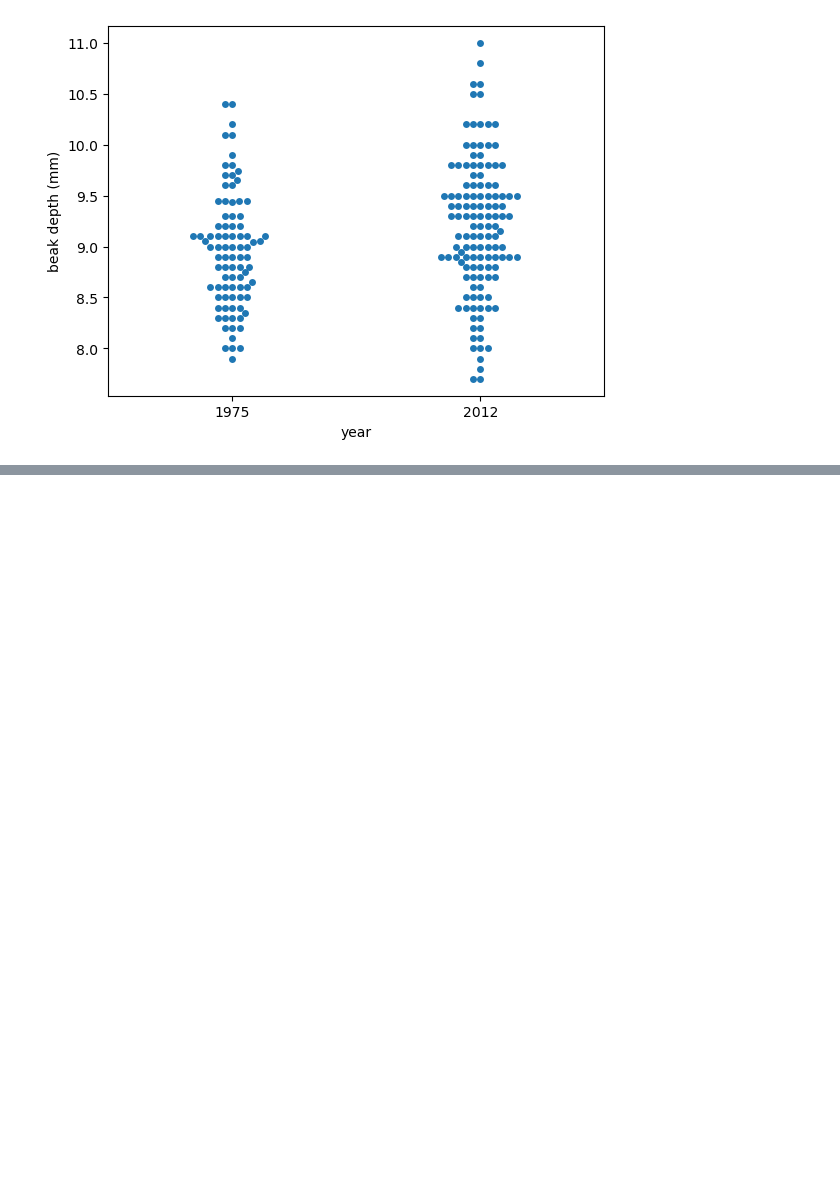
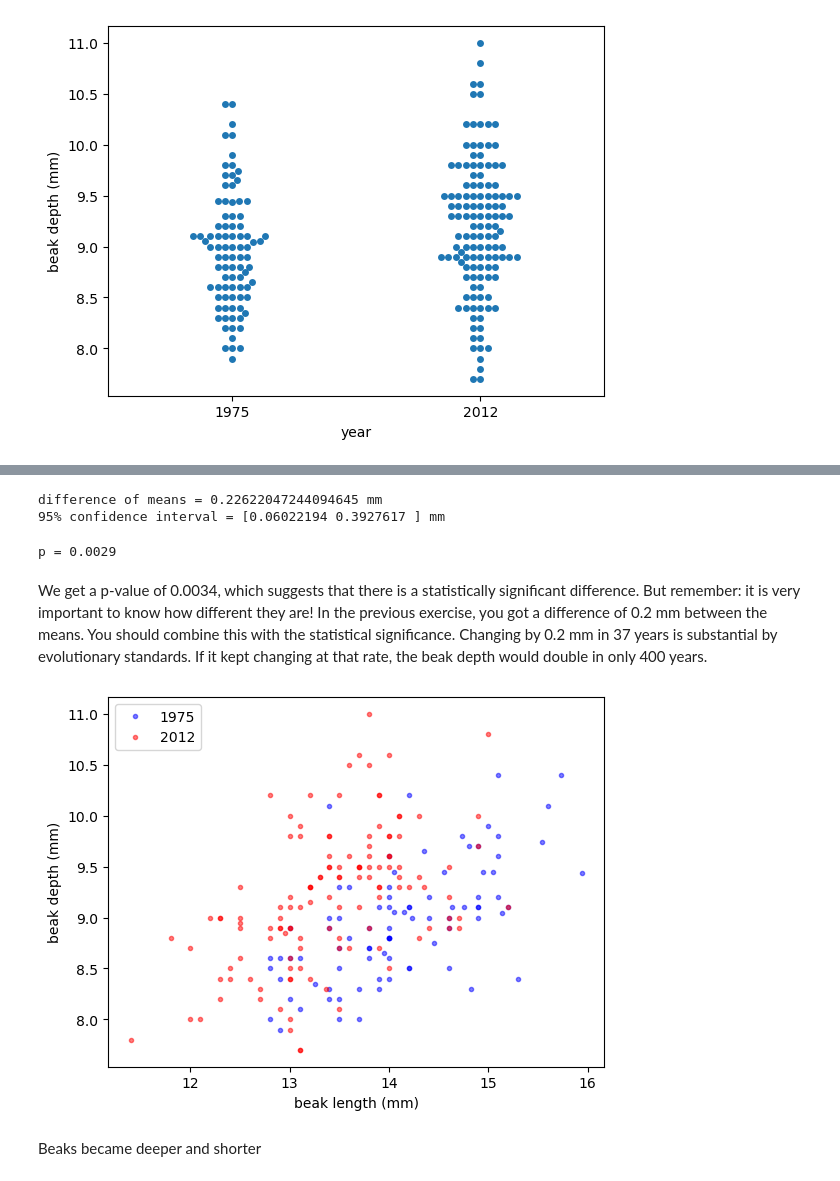
Before and after one commit to rpitchumani/datacamp, a Jupyter notebook: statistical-thinking-in-python-part-2/Chapter_5_Statistical_Thinking_in_Python_Part_2.ipynb, the cells around one changed output, grey strips where cells are left out. Saved outputs shown, nothing was run; the diff lists cells and outputs as text; code cells hidden in the pictures; blank space fills up the shorter version.

```diff
--- a/statistical-thinking-in-python-part-2/Chapter_5_Statistical_Thinking_in_Python_Part_2.ipynb
+++ b/statistical-thinking-in-python-part-2/Chapter_5_Statistical_Thinking_in_Python_Part_2.ipynb
@@ -110,0 +142,62 @@ plt.show()
+# %%
+# Compute the difference of the sample means: mean_diff
+mean_diff = np.mean(bd_2012) - np.mean(bd_1975)
+
+# Get bootstrap replicates of means
+bs_replicates_1975 = draw_bs_reps(bd_1975, np.mean, size=10000)
+bs_replicates_2012 = draw_bs_reps(bd_2012, np.mean, size=10000)
+
+# Compute samples of difference of means: bs_diff_replicates
+bs_diff_replicates = bs_replicates_2012 - bs_replicates_1975
+
+# Compute 95% confidence interval: conf_int
+conf_int = np.percentile(bs_diff_replicates, [2.5, 97.5])
+
+# Print the results
+print('difference of means =', mean_diff, 'mm')
+print('95% confidence interval =', conf_int, 'mm')
+# %% [output]
+difference of means = 0.22622047244094645 mm
+95% confidence interval = [0.06022194 0.3927617 ] mm
+# %%
+# Compute mean of combined data set: combined_mean
+combined_mean = np.mean(np.concatenate((bd_1975, bd_2012)))
+
+# Shift the samples
+bd_1975_shifted = bd_1975 - np.mean(bd_1975) + combined_mean
+bd_2012_shifted = bd_2012 - np.mean(bd_2012) + combined_mean
+
+# Get bootstrap replicates of shifted data sets
+bs_replicates_1975 = draw_bs_reps(bd_1975_shifted, np.mean, 10000)
+bs_replicates_2012 = draw_bs_reps(bd_2012_shifted, np.mean, 10000)
+
+# Compute replicates of difference of means: bs_diff_replicates
+bs_diff_replicates = bs_replicates_2012 - bs_replicates_1975
+
+# Compute the p-value
+p = np.sum(bs_diff_replicates >= mean_diff) / len(bs_diff_replicates)
+
+# Print p-value
+print('p =', p)
+# %% [output]
+p = 0.0029
+# %% [markdown]
+We get a p-value of 0.0034, which suggests that there is a statistically significant difference. But remember: it is very important to know how different they are! In the previous exercise, you got a difference of 0.2 mm between the means. You should combine this with the statistical significance. Changing by 0.2 mm in 37 years is substantial by evolutionary standards. If it kept changing at that rate, the beak depth would double in only 400 years.
+# %%
+# Make scatter plot of 1975 data
+_ = plt.plot(bl_1975, bd_1975, marker='.', linestyle='None', color="blue", alpha=0.5)
+
+# Make scatter plot of 2012 data
+_ = plt.plot(bl_2012, bd_2012, marker='.', linestyle='None', color="red", alpha=0.5)
+
+# Label axes and make legend
+_ = plt.xlabel('beak length (mm)')
+_ = plt.ylabel('beak depth (mm)')
+_ = plt.legend(('1975', '2012'), loc='upper left')
+
+# Show the plot
+plt.show()
+# %% [output]
+[figure, added]
+# %% [markdown]
+Beaks became deeper and shorter
```
Also changed, not shown: parts of 21 cells of this notebook, 3 other files.
